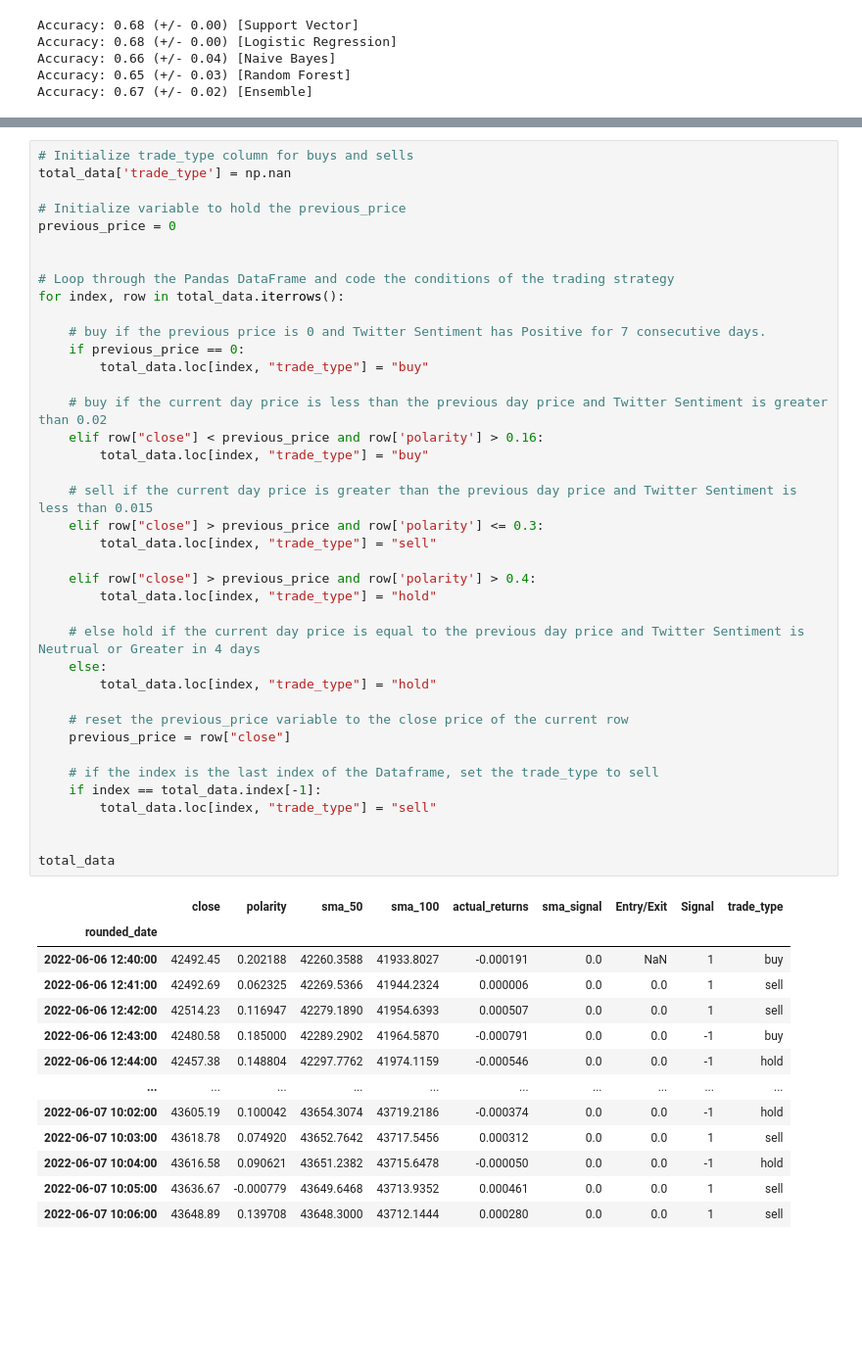
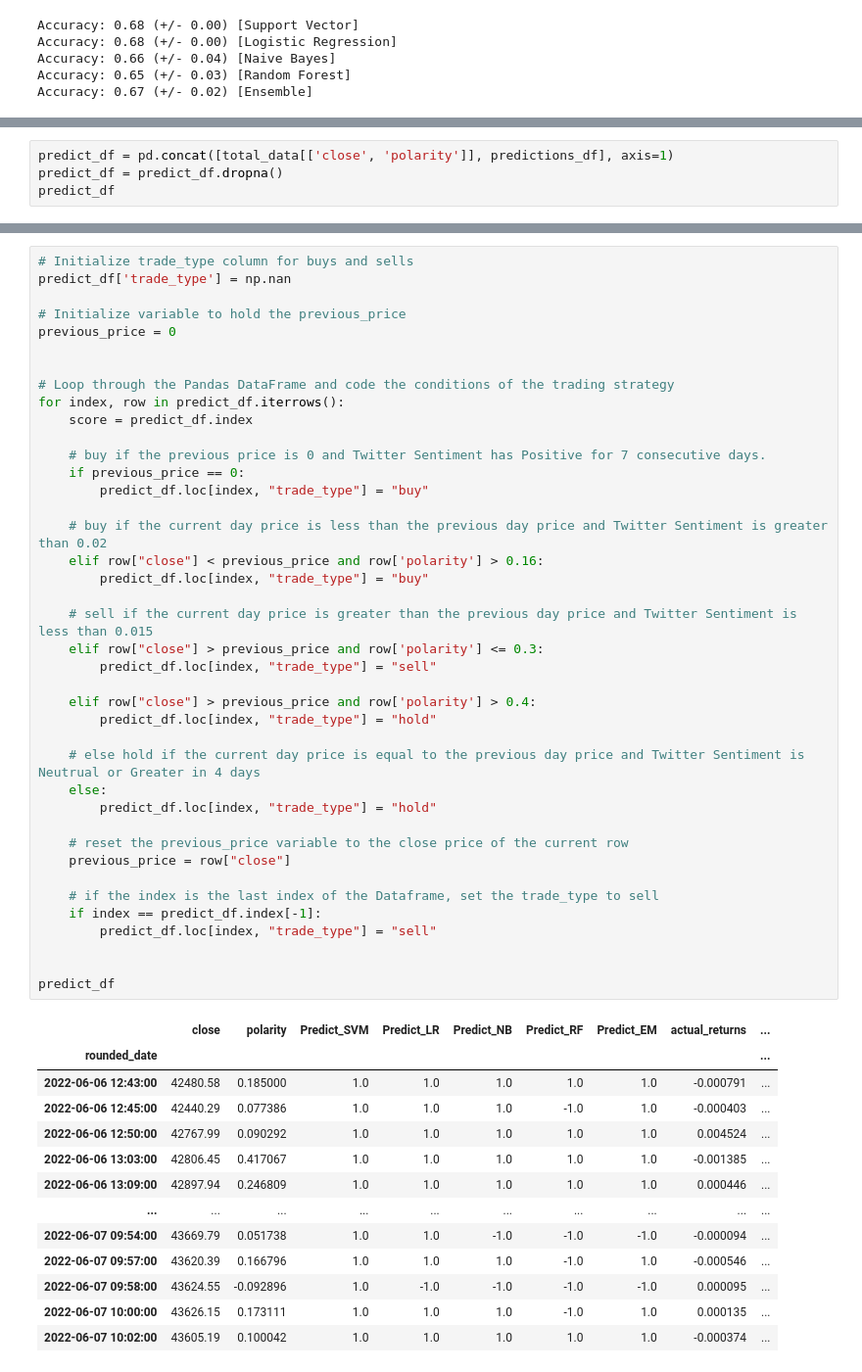
Before and after one commit to SamRoberts995/Project2_ML, a Jupyter notebook: Coding/Crypto_Algo.ipynb, the cells around one changed output, grey strips where cells are left out. Shown: that part at 98% size. Cells and saved outputs as stored; diff of their text form; blank space fills up the shorter version.

```diff
--- a/Coding/Crypto_Algo.ipynb
+++ b/Coding/Crypto_Algo.ipynb
@@ -297,0 +288,4 @@ predictions_df.tail()
+# %%
+predict_df = pd.concat([total_data[['close', 'polarity']], predictions_df], axis=1)
+predict_df = predict_df.dropna()
+predict_df
@@ -298,53 +307,54 @@ predictions_df.tail()
 # %%
 # Initialize trade_type column for buys and sells
-total_data['trade_type'] = np.nan
+predict_df['trade_type'] = np.nan
 
 # Initialize variable to hold the previous_price
 previous_price = 0
 
 
 # Loop through the Pandas DataFrame and code the conditions of the trading strategy
-for index, row in total_data.iterrows():
+for index, row in predict_df.iterrows():
+    score = predict_df.index
 
     # buy if the previous price is 0 and Twitter Sentiment has Positive for 7 consecutive days.
     if previous_price == 0:
-        total_data.loc[index, "trade_type"] = "buy"
+        predict_df.loc[index, "trade_type"] = "buy"
 
     # buy if the current day price is less than the previous day price and Twitter Sentiment is greater than 0.02
     elif row["close"] < previous_price and row['polarity'] > 0.16:
-        total_data.loc[index, "trade_type"] = "buy"
+        predict_df.loc[index, "trade_type"] = "buy"
 
     # sell if the current day price is greater than the previous day price and Twitter Sentiment is less than 0.015
     elif row["close"] > previous_price and row['polarity'] <= 0.3:
-        total_data.loc[index, "trade_type"] = "sell"
+        predict_df.loc[index, "trade_type"] = "sell"
 
     elif row["close"] > previous_price and row['polarity'] > 0.4:
-        total_data.loc[index, "trade_type"] = "hold"
+        predict_df.loc[index, "trade_type"] = "hold"
 
     # else hold if the current day price is equal to the previous day price and Twitter Sentiment is Neutrual or Greater in 4 days
     else:
-        total_data.loc[index, "trade_type"] = "hold"
+        predict_df.loc[index, "trade_type"] = "hold"
 
     # reset the previous_price variable to the close price of the current row
     previous_price = row["close"]
 
     # if the index is the last index of the Dataframe, set the trade_type to sell
-    if index == total_data.index[-1]:
-        total_data.loc[index, "trade_type"] = "sell"
+    if index == predict_df.index[-1]:
+        predict_df.loc[index, "trade_type"] = "sell"
 
 
-total_data
+predict_df
 # %% [output]
-|  | close | polarity | sma_50 | sma_100 | actual_returns | sma_signal | Entry/Exit | Signal | trade_type |
-| rounded_date |  |  |  |  |  |  |  |  |  |
-| 2022-06-06 12:40:00 | 42492.45 | 0.202188 | 42260.3588 | 41933.8027 | -0.000191 | 0.0 | NaN | 1 | buy |
-| 2022-06-06 12:41:00 | 42492.69 | 0.062325 | 42269.5366 | 41944.2324 | 0.000006 | 0.0 | 0.0 | 1 | sell |
-| 2022-06-06 12:42:00 | 42514.23 | 0.116947 | 42279.1890 | 41954.6393 | 0.000507 | 0.0 | 0.0 | 1 | sell |
-| 2022-06-06 12:43:00 | 42480.58 | 0.185000 | 42289.2902 | 41964.5870 | -0.000791 | 0.0 | 0.0 | -1 | buy |
-| 2022-06-06 12:44:00 | 42457.38 | 0.148804 | 42297.7762 | 41974.1159 | -0.000546 | 0.0 | 0.0 | -1 | hold |
+|  | close | polarity | Predict_SVM | Predict_LR | Predict_NB | Predict_RF | Predict_EM | actual_returns | ... |
+| rounded_date |  |  |  |  |  |  |  |  | ... |
+| 2022-06-06 12:43:00 | 42480.58 | 0.185000 | 1.0 | 1.0 | 1.0 | 1.0 | 1.0 | -0.000791 | ... |
+| 2022-06-06 12:45:00 | 42440.29 | 0.077386 | 1.0 | 1.0 | 1.0 | -1.0 | 1.0 | -0.000403 | ... |
+| 2022-06-06 12:50:00 | 42767.99 | 0.090292 | 1.0 | 1.0 | 1.0 | 1.0 | 1.0 | 0.004524 | ... |
+| 2022-06-06 13:03:00 | 42806.45 | 0.417067 | 1.0 | 1.0 | 1.0 | 1.0 | 1.0 | -0.001385 | ... |
+| 2022-06-06 13:09:00 | 42897.94 | 0.246809 | 1.0 | 1.0 | 1.0 | 1.0 | 1.0 | 0.000446 | ... |
 | ... | ... | ... | ... | ... | ... | ... | ... | ... | ... |
-| 2022-06-07 10:02:00 | 43605.19 | 0.100042 | 43654.3074 | 43719.2186 | -0.000374 | 0.0 | 0.0 | -1 | hold |
-| 2022-06-07 10:03:00 | 43618.78 | 0.074920 | 43652.7642 | 43717.5456 | 0.000312 | 0.0 | 0.0 | 1 | sell |
-| 2022-06-07 10:04:00 | 43616.58 | 0.090621 | 43651.2382 | 43715.6478 | -0.000050 | 0.0 | 0.0 | -1 | hold |
-| 2022-06-07 10:05:00 | 43636.67 | -0.000779 | 43649.6468 | 43713.9352 | 0.000461 | 0.0 | 0.0 | 1 | sell |
-| 2022-06-07 10:06:00 | 43648.89 | 0.139708 | 43648.3000 | 43712.1444 | 0.000280 | 0.0 | 0.0 | 1 | sell |
+| 2022-06-07 09:54:00 | 43669.79 | 0.051738 | 1.0 | 1.0 | -1.0 | -1.0 | -1.0 | -0.000094 | ... |
+| 2022-06-07 09:57:00 | 43620.39 | 0.166796 | 1.0 | 1.0 | 1.0 | -1.0 | 1.0 | -0.000546 | ... |
+| 2022-06-07 09:58:00 | 43624.55 | -0.092896 | 1.0 | -1.0 | -1.0 | -1.0 | -1.0 | 0.000095 | ... |
+| 2022-06-07 10:00:00 | 43626.15 | 0.173111 | 1.0 | 1.0 | 1.0 | -1.0 | 1.0 | 0.000135 | ... |
+| 2022-06-07 10:02:00 | 43605.19 | 0.100042 | 1.0 | 1.0 | 1.0 | 1.0 | 1.0 | -0.000374 | ... |
```
Also changed, not shown: parts of 6 cells of this notebook.
